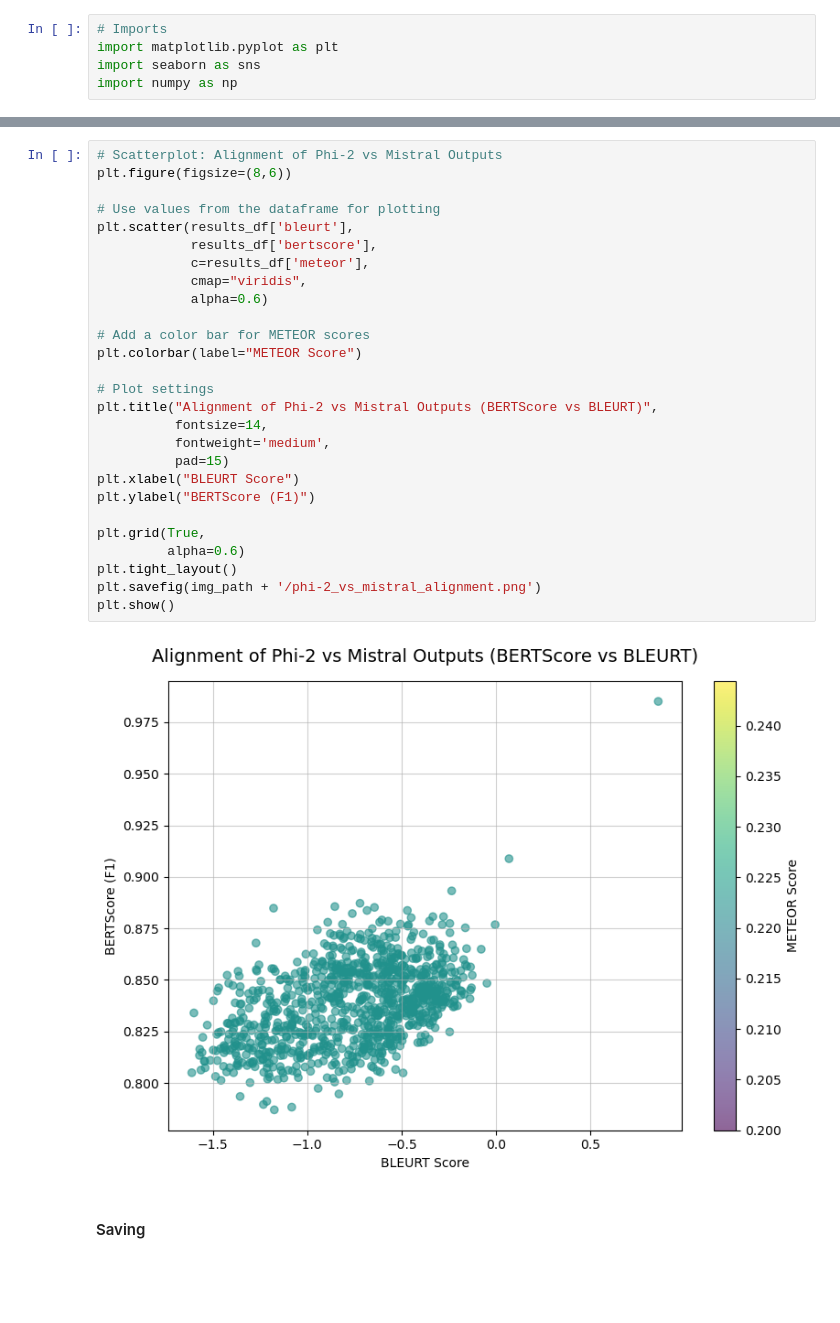
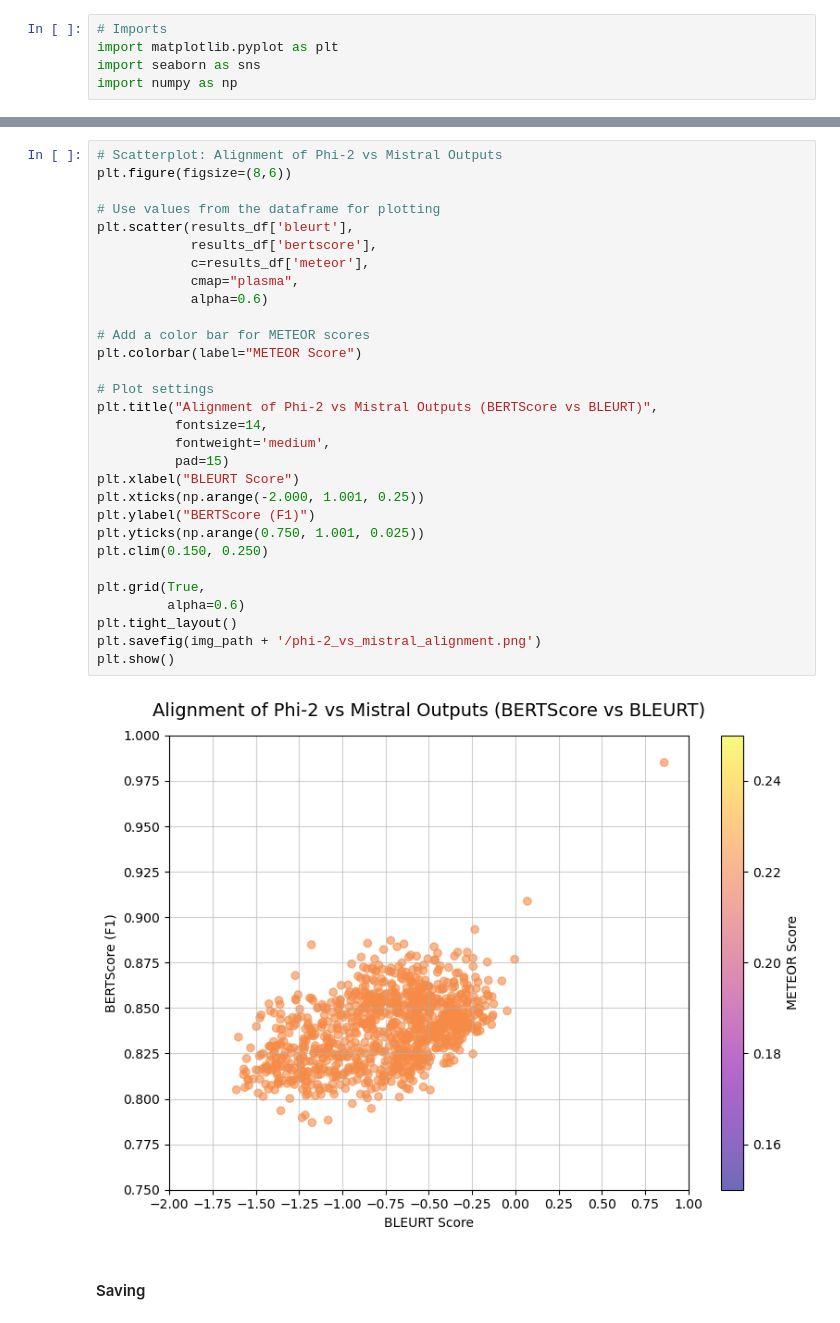
Before and after one commit to kangelamw/LLM-Project-DS, a Jupyter notebook: notebooks/3-pre-trained-model.ipynb, the cells around one changed output, grey strips where cells are left out. Saved outputs shown, nothing was run; the diff lists cells and outputs as text; blank space fills up the shorter version.

```diff
--- a/notebooks/3-pre-trained-model.ipynb
+++ b/notebooks/3-pre-trained-model.ipynb
@@ -623,32 +628,35 @@ plt.show()
 # %%
 # Scatterplot: Alignment of Phi-2 vs Mistral Outputs
 plt.figure(figsize=(8,6))
 
 # Use values from the dataframe for plotting
 plt.scatter(results_df['bleurt'],
             results_df['bertscore'],
             c=results_df['meteor'],
-            cmap="viridis",
+            cmap="plasma",
             alpha=0.6)
 
 # Add a color bar for METEOR scores
 plt.colorbar(label="METEOR Score")
 
 # Plot settings
 plt.title("Alignment of Phi-2 vs Mistral Outputs (BERTScore vs BLEURT)",
           fontsize=14,
           fontweight='medium',
           pad=15)
 plt.xlabel("BLEURT Score")
+plt.xticks(np.arange(-2.000, 1.001, 0.25))
 plt.ylabel("BERTScore (F1)")
+plt.yticks(np.arange(0.750, 1.001, 0.025))
+plt.clim(0.150, 0.250)
 
 plt.grid(True,
          alpha=0.6)
 plt.tight_layout()
 plt.savefig(img_path + '/phi-2_vs_mistral_alignment.png')
 plt.show()
 # %% [output]
-[figure, old version]
+[figure, new version]
 # %% [markdown]
 #### Saving
 # %%
```
Also changed, not shown: parts of 3 cells of this notebook, 9 other files.
